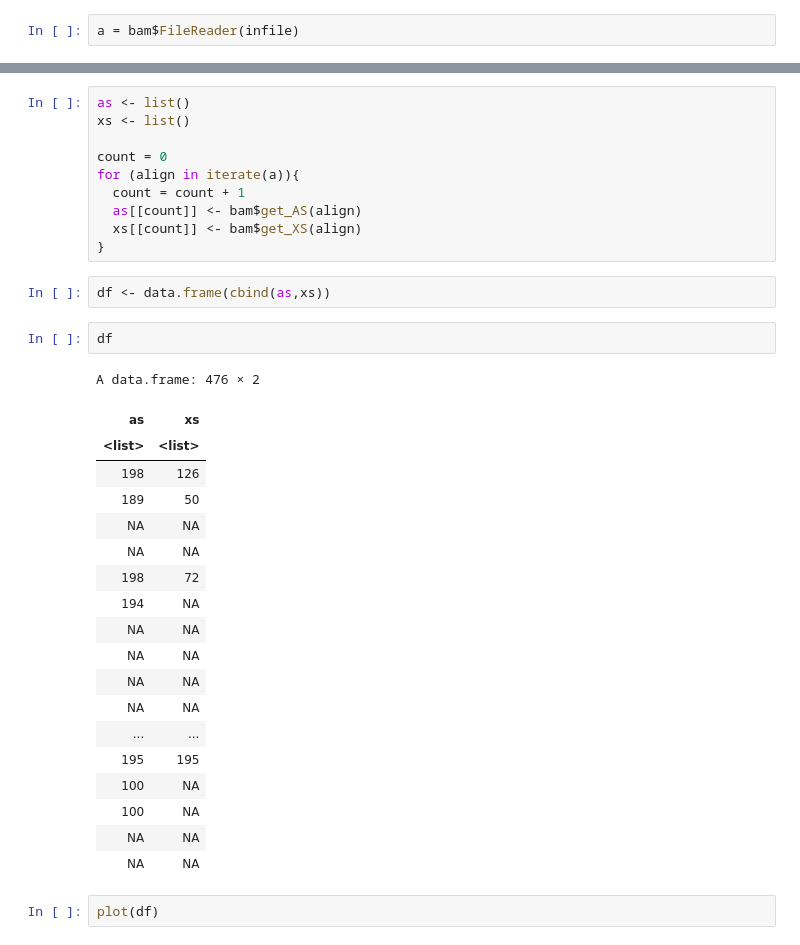
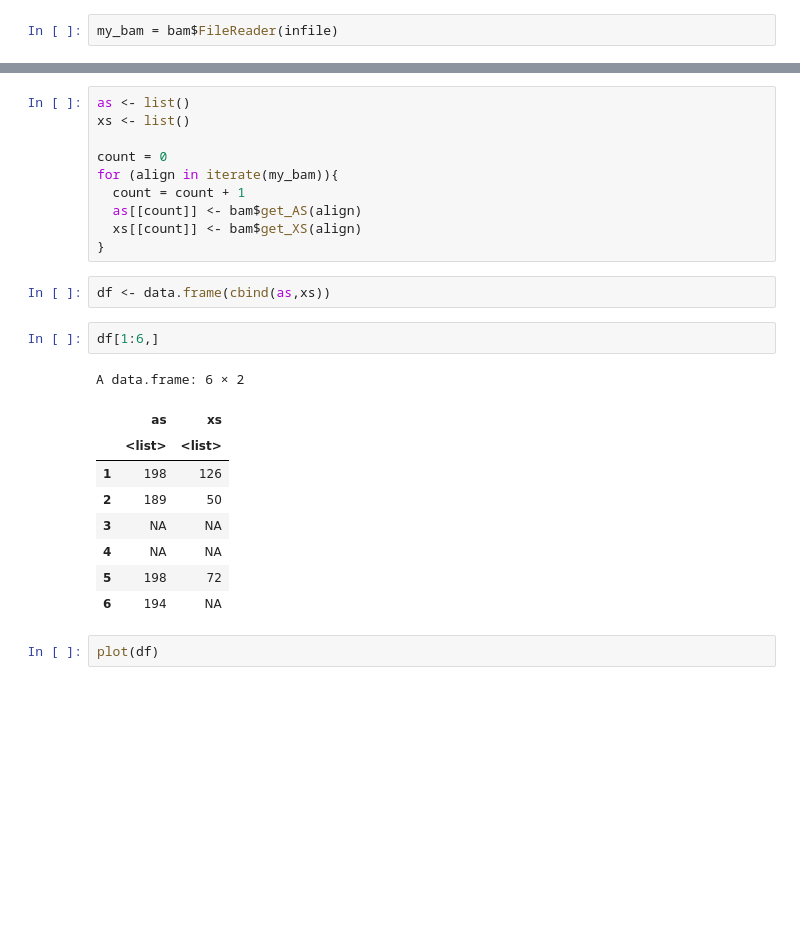
Before and after one commit to genomematt/pylazybam, a Jupyter notebook: reticulate_example.ipynb, the cells around one changed output, grey strips where cells are left out. Cells and saved outputs as stored; diff of their text form; blank space fills up the shorter version.

```diff
--- a/reticulate_example.ipynb
+++ b/reticulate_example.ipynb
@@ -15,4 +15,4 @@ gzip <- import("gzip")
 # %%
 infile <- gzip$open("pylazybam/tests/data/paired_end_testdata_human.bam")
 # %%
-a = bam$FileReader(infile)
+my_bam = bam$FileReader(infile)
@@ -25,7 +41,7 @@ as <- list()
 xs <- list()
 
 count = 0
-for (align in iterate(a)){
+for (align in iterate(my_bam)){
   count = count + 1
   as[[count]] <- bam$get_AS(align)
   xs[[count]] <- bam$get_XS(align)
@@ -33,27 +49,17 @@ for (align in iterate(a)){
 # %%
 df <- data.frame(cbind(as,xs))
 # %%
-df
+df[1:6,]
 # %% [output]
-A data.frame: 476 × 2
+A data.frame: 6 × 2
-| as | xs |
-| <list> | <list> |
-| 198 | 126 |
-| 189 | 50 |
-| NA | NA |
-| NA | NA |
-| 198 | 72 |
-| 194 | NA |
-| NA | NA |
-| NA | NA |
-| NA | NA |
-| NA | NA |
-| ... | ... |
-| 195 | 195 |
-| 100 | NA |
-| 100 | NA |
-| NA | NA |
-| NA | NA |
+|  | as | xs |
+|  | <list> | <list> |
+| 1 | 198 | 126 |
+| 2 | 189 | 50 |
+| 3 | NA | NA |
+| 4 | NA | NA |
+| 5 | 198 | 72 |
+| 6 | 194 | NA |
 # %%
 plot(df)
 # %% [output]
```
Also changed, not shown: parts of 2 cells of this notebook, 2 other files.
